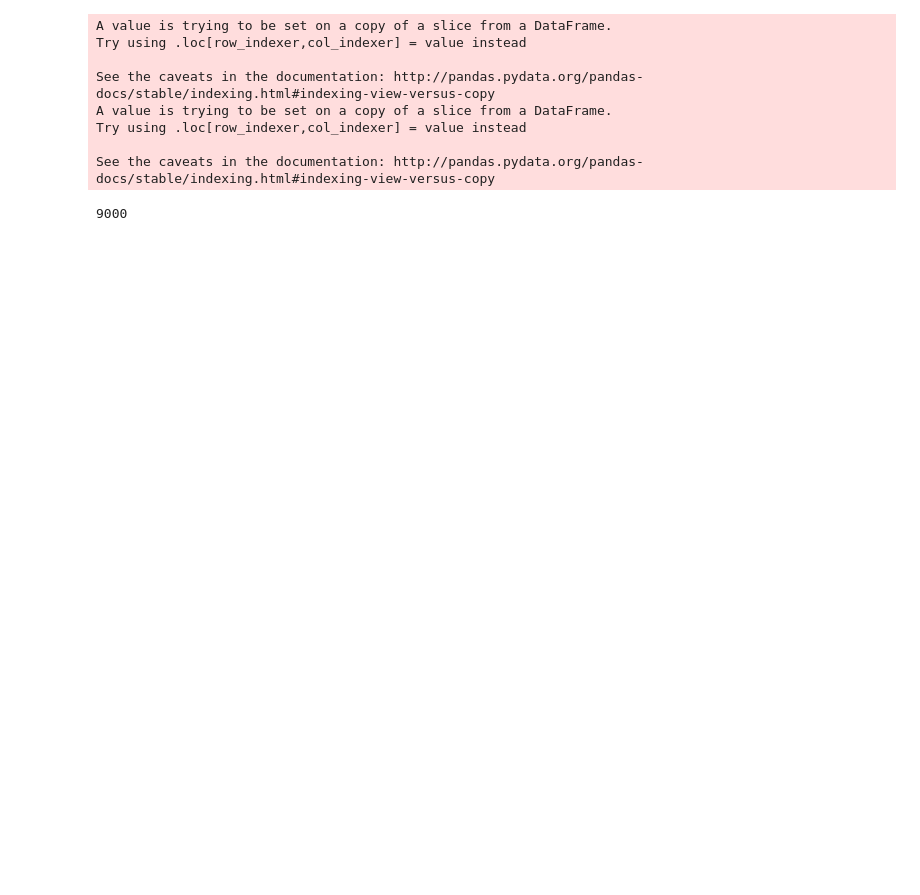
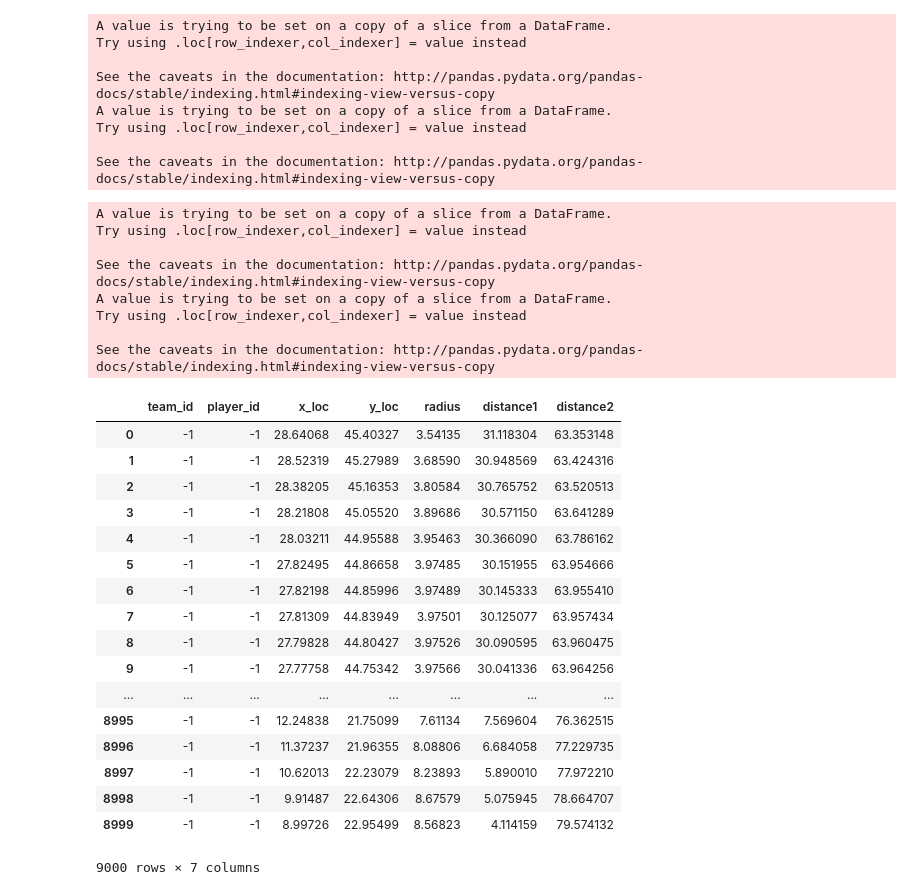
Before and after one commit to billmwong/FiveThirtyGreat, a Jupyter notebook: player-with-ball-distance.ipynb, the cells around one changed output. Saved outputs shown, nothing was run; the diff lists cells and outputs as text; code cells hidden in the pictures; blank space fills up the shorter version.

Commit message:
added distance for ball to both bastkets

```diff
--- a/player-with-ball-distance.ipynb
+++ b/player-with-ball-distance.ipynb
@@ -155,13 +155,10 @@ teamOnOffense(data)
 # %% [output]
 1610612739
 # %%
-def distanceToBasket(moment):
+def distanceToBasket(ballX,ballY):
     basket1 = [5.32, 24.8]
     basket2 = [88.55, 24.8]
     halfcourt = 47.0
-
-    ballX = moment.x_loc[0]
-    ballY = moment.y_loc[0]
 
     if ballX > halfcourt:
         dist = calculateDistance(ballX, ballY, basket2[0], basket2[1])
@@ -170,6 +167,6 @@ def distanceToBasket(moment):
         dist = calculateDistance(ballX, ballY, basket1[0], basket1[1])
         return dist
 
-data = getGameJSON('GSWvsCLE.json')
-df = getMoments(data)
-distanceToBasket(df[0:11])
+# data = getGameJSON('GSWvsCLE.json')
+# df = getMoments(data)
+# distanceToBasket(df[0:11])
@@ -259,8 +258,44 @@ index = np.arange(0, min_5/11, 1)
 
 a = a.reindex(index, fill_value=0)
 a_pos = playerDFtoList(a)
-# %% [output]
-9000
+# %%
+def distance(ball):
+    basket1 = [5.32, 24.8]
+    basket2 = [88.55, 24.8]
+    halfcourt = 47.0
+
+    ball['distance1'] = np.sqrt((basket1[0] - ball['x_loc'])**2 + (basket1[1] - ball['y_loc'])**2)
+    ball['distance2'] = np.sqrt((basket2[0] - ball['x_loc'])**2 + (basket2[1] - ball['y_loc'])**2)
+
+distance(ball)
+ball
+# %% [output]
+A value is trying to be set on a copy of a slice from a DataFrame.
+Try using .loc[row_indexer,col_indexer] = value instead
+
+See the caveats in the documentation: http://pandas.pydata.org/pandas-docs/stable/indexing.html#indexing-view-versus-copy
+A value is trying to be set on a copy of a slice from a DataFrame.
+Try using .loc[row_indexer,col_indexer] = value instead
+
+See the caveats in the documentation: http://pandas.pydata.org/pandas-docs/stable/indexing.html#indexing-view-versus-copy
+|  | team_id | player_id | x_loc | y_loc | radius | distance1 | distance2 |
+| 0 | -1 | -1 | 28.64068 | 45.40327 | 3.54135 | 31.118304 | 63.353148 |
+| 1 | -1 | -1 | 28.52319 | 45.27989 | 3.68590 | 30.948569 | 63.424316 |
+| 2 | -1 | -1 | 28.38205 | 45.16353 | 3.80584 | 30.765752 | 63.520513 |
+| 3 | -1 | -1 | 28.21808 | 45.05520 | 3.89686 | 30.571150 | 63.641289 |
+| 4 | -1 | -1 | 28.03211 | 44.95588 | 3.95463 | 30.366090 | 63.786162 |
+| 5 | -1 | -1 | 27.82495 | 44.86658 | 3.97485 | 30.151955 | 63.954666 |
+| 6 | -1 | -1 | 27.82198 | 44.85996 | 3.97489 | 30.145333 | 63.955410 |
+| 7 | -1 | -1 | 27.81309 | 44.83949 | 3.97501 | 30.125077 | 63.957434 |
+| 8 | -1 | -1 | 27.79828 | 44.80427 | 3.97526 | 30.090595 | 63.960475 |
+| 9 | -1 | -1 | 27.77758 | 44.75342 | 3.97566 | 30.041336 | 63.964256 |
+| ... | ... | ... | ... | ... | ... | ... | ... |
+| 8995 | -1 | -1 | 12.24838 | 21.75099 | 7.61134 | 7.569604 | 76.362515 |
+| 8996 | -1 | -1 | 11.37237 | 21.96355 | 8.08806 | 6.684058 | 77.229735 |
+| 8997 | -1 | -1 | 10.62013 | 22.23079 | 8.23893 | 5.890010 | 77.972210 |
+| 8998 | -1 | -1 | 9.91487 | 22.64306 | 8.67579 | 5.075945 | 78.664707 |
+| 8999 | -1 | -1 | 8.99726 | 22.95499 | 8.56823 | 4.114159 | 79.574132 |
+9000 rows × 7 columns
 # %%
 ex = {}
 ex["ball"] = ballA.tolist()
```
Also changed, not shown: parts of 2 cells of this notebook.
